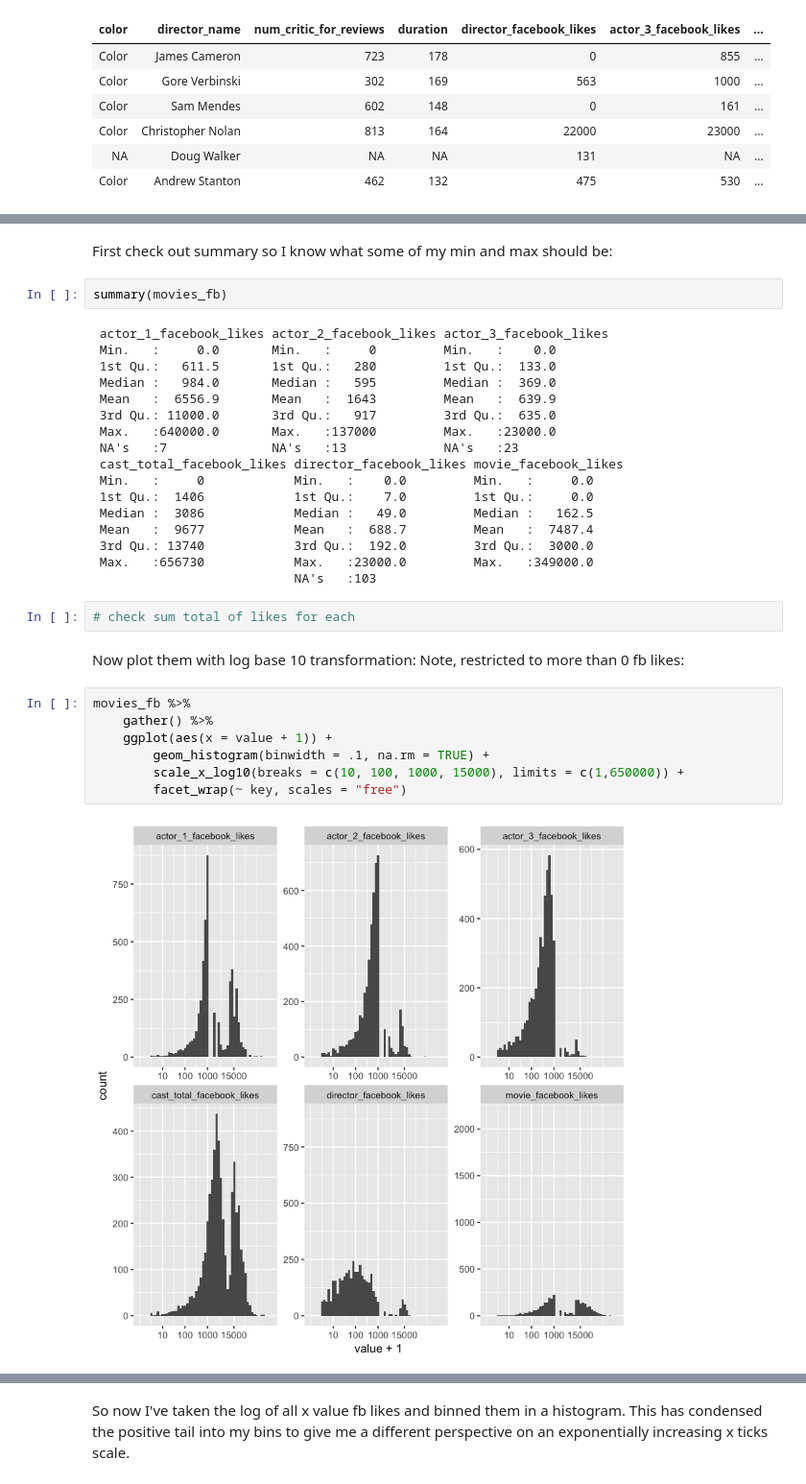
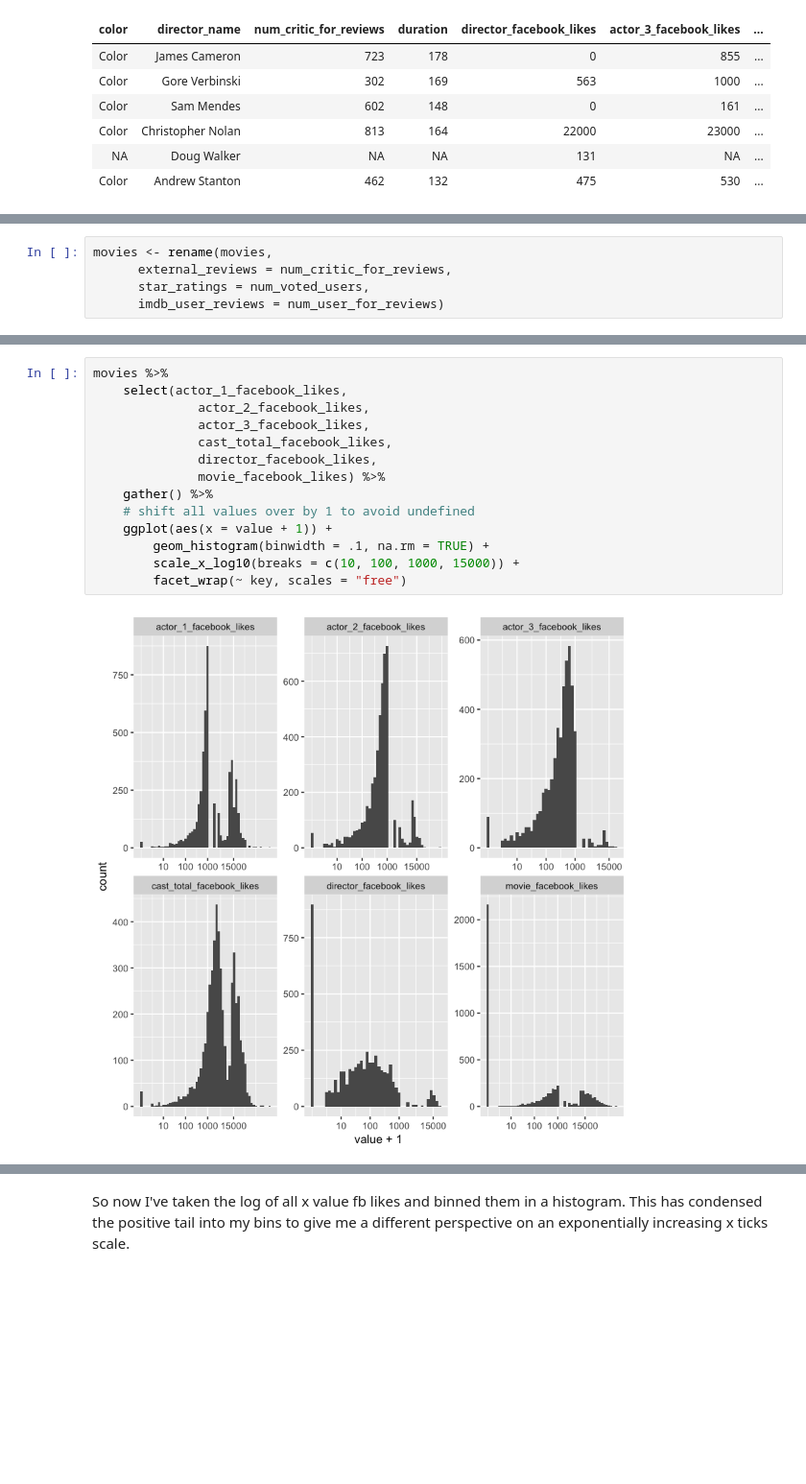
Before and after one commit to hichana/udacity, a Jupyter notebook: P4/PROJECT/movies_eda.ipynb, the cells around one changed output, grey strips where cells are left out. Shown at 96% size. Drawn from its saved outputs; the diff is of its cells as text; blank space fills up the shorter version.

```diff
--- a/P4/PROJECT/movies_eda.ipynb
+++ b/P4/PROJECT/movies_eda.ipynb
@@ -221,3 +220,8 @@ Look at dataframe again:
+# %%
+movies <- rename(movies,
+      external_reviews = num_critic_for_reviews,
+      star_ratings = num_voted_users,
+      imdb_user_reviews = num_user_for_reviews)
 # %%
 glimpse(movies)
 # %% [output]
@@ -286,35 +300,17 @@ head(movies_fb)
-# %% [markdown]
-First check out summary so I know what some of my min and max should be:
-# %%
-summary(movies_fb)
-# %% [output]
- actor_1_facebook_likes actor_2_facebook_likes actor_3_facebook_likes
- Min.   :     0.0       Min.   :     0         Min.   :    0.0
- 1st Qu.:   611.5       1st Qu.:   280         1st Qu.:  133.0
- Median :   984.0       Median :   595         Median :  369.0
- Mean   :  6556.9       Mean   :  1643         Mean   :  639.9
- 3rd Qu.: 11000.0       3rd Qu.:   917         3rd Qu.:  635.0
- Max.   :640000.0       Max.   :137000         Max.   :23000.0
- NA's   :7              NA's   :13             NA's   :23
- cast_total_facebook_likes director_facebook_likes movie_facebook_likes
- Min.   :     0            Min.   :    0.0         Min.   :     0.0
- 1st Qu.:  1406            1st Qu.:    7.0         1st Qu.:     0.0
- Median :  3086            Median :   49.0         Median :   162.5
- Mean   :  9677            Mean   :  688.7         Mean   :  7487.4
- 3rd Qu.: 13740            3rd Qu.:  192.0         3rd Qu.:  3000.0
- Max.   :656730            Max.   :23000.0         Max.   :349000.0
-                           NA's   :103
-# %%
-# check sum total of likes for each
-# %% [markdown]
-Now plot them with log base 10 transformation: Note, restricted to more than 0 fb likes:
 # %%
-movies_fb %>%
+movies %>%
+    select(actor_1_facebook_likes,
+              actor_2_facebook_likes,
+              actor_3_facebook_likes,
+              cast_total_facebook_likes,
+              director_facebook_likes,
+              movie_facebook_likes) %>%
     gather() %>%
+    # shift all values over by 1 to avoid undefined
     ggplot(aes(x = value + 1)) +
         geom_histogram(binwidth = .1, na.rm = TRUE) +
-        scale_x_log10(breaks = c(10, 100, 1000, 15000), limits = c(1,650000)) +
+        scale_x_log10(breaks = c(10, 100, 1000, 15000)) +
         facet_wrap(~ key, scales = "free")
 # %% [output]
-[figure, old version]
+[figure, new version]
 # %% [markdown]
```
Also changed, not shown: parts of 60 cells of this notebook, 7 other files.
